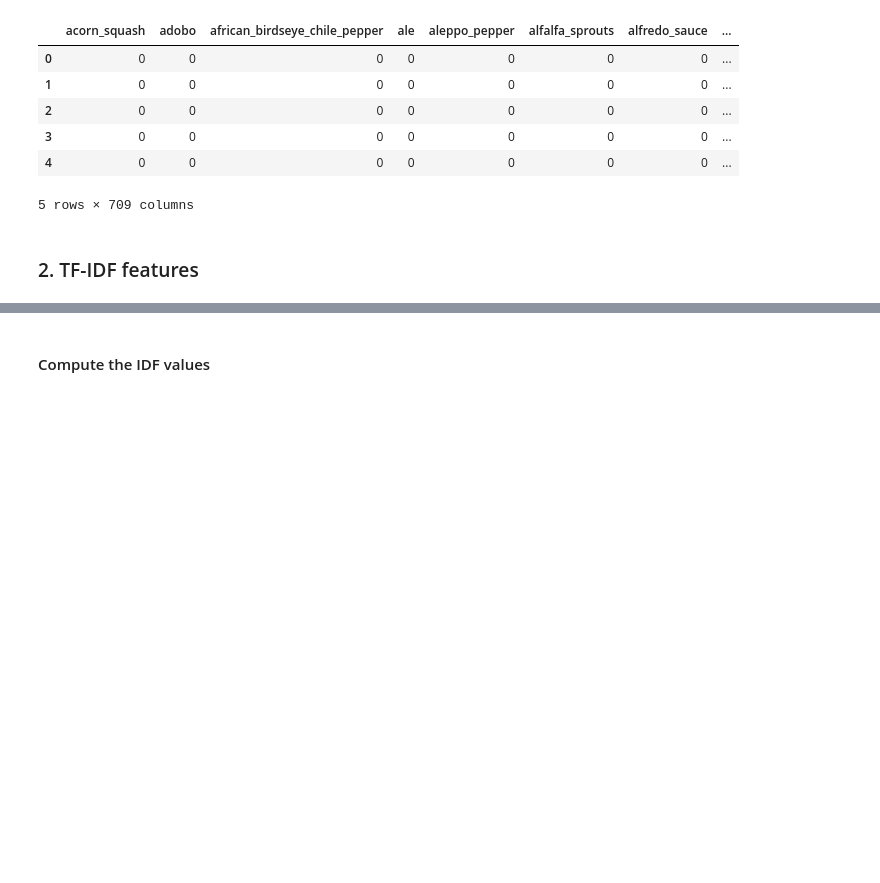
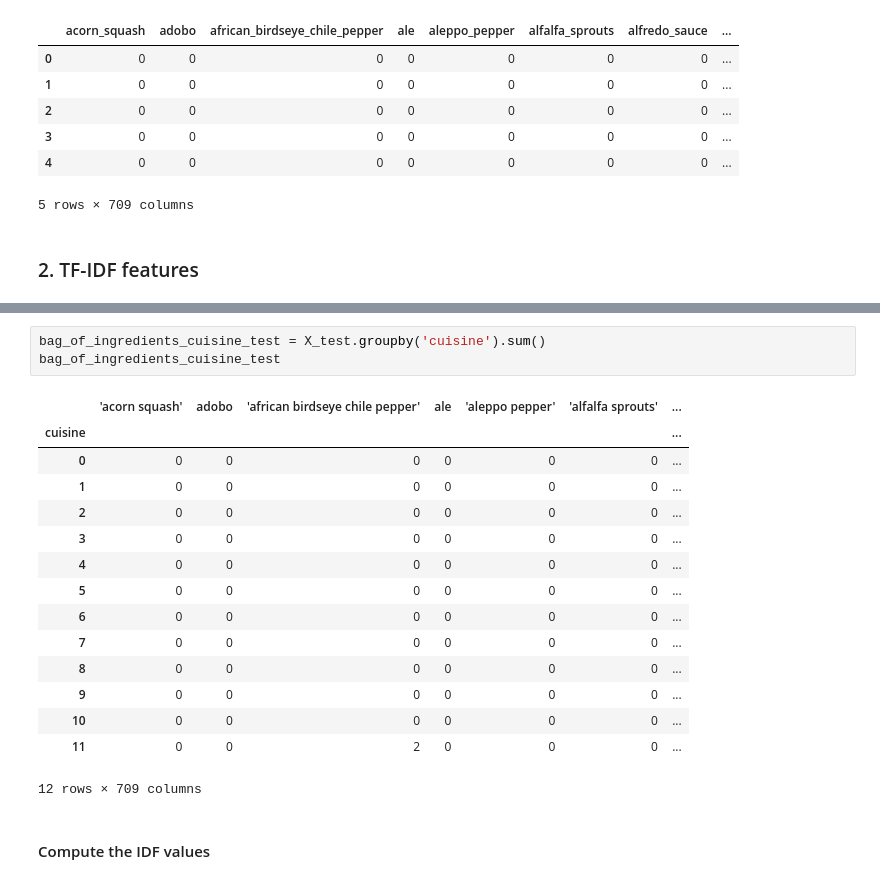
Before and after one commit to c-abbott/cuisine-prediction, a Jupyter notebook: Predicting Cuisines of Recipes.ipynb, the cells around one changed output, grey strips where cells are left out. Drawn from its saved outputs; the diff is of its cells as text; blank space fills up the shorter version.

```diff
--- a/Predicting Cuisines of Recipes.ipynb
+++ b/Predicting Cuisines of Recipes.ipynb
@@ -91,3 +109,22 @@ for idx in range(NUM_RECIPES):
+# %%
+bag_of_ingredients_cuisine_test = X_test.groupby('cuisine').sum()
+bag_of_ingredients_cuisine_test
+# %% [output]
+|  | 'acorn squash' | adobo | 'african birdseye chile pepper' | ale | 'aleppo pepper' | 'alfalfa sprouts' | ... |
+| cuisine |  |  |  |  |  |  | ... |
+| 0 | 0 | 0 | 0 | 0 | 0 | 0 | ... |
+| 1 | 0 | 0 | 0 | 0 | 0 | 0 | ... |
+| 2 | 0 | 0 | 0 | 0 | 0 | 0 | ... |
+| 3 | 0 | 0 | 0 | 0 | 0 | 0 | ... |
+| 4 | 0 | 0 | 0 | 0 | 0 | 0 | ... |
+| 5 | 0 | 0 | 0 | 0 | 0 | 0 | ... |
+| 6 | 0 | 0 | 0 | 0 | 0 | 0 | ... |
+| 7 | 0 | 0 | 0 | 0 | 0 | 0 | ... |
+| 8 | 0 | 0 | 0 | 0 | 0 | 0 | ... |
+| 9 | 0 | 0 | 0 | 0 | 0 | 0 | ... |
+| 10 | 0 | 0 | 0 | 0 | 0 | 0 | ... |
+| 11 | 0 | 0 | 2 | 0 | 0 | 0 | ... |
+12 rows × 709 columns
 # %% [markdown]
 #### Compute the IDF values
 # %%
```
Also changed, not shown: parts of 17 cells of this notebook.
